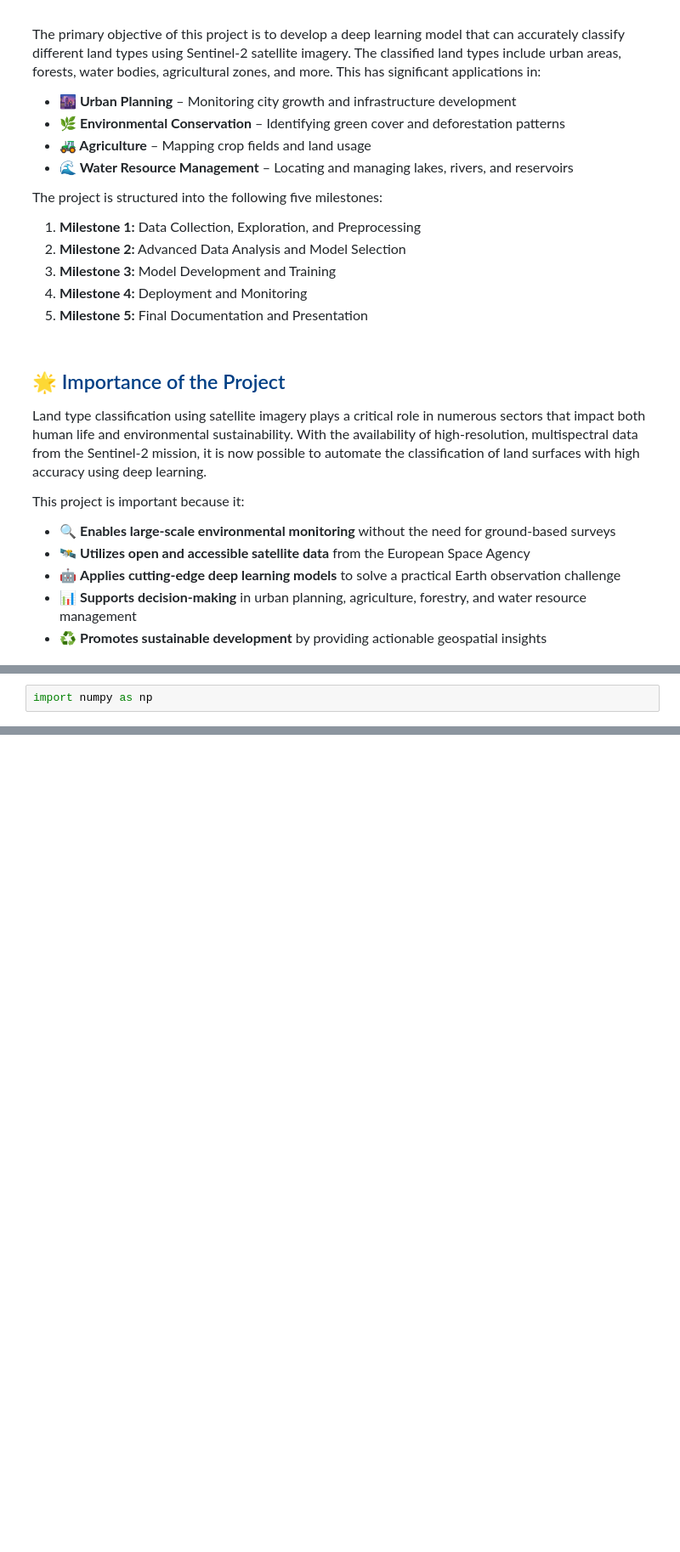
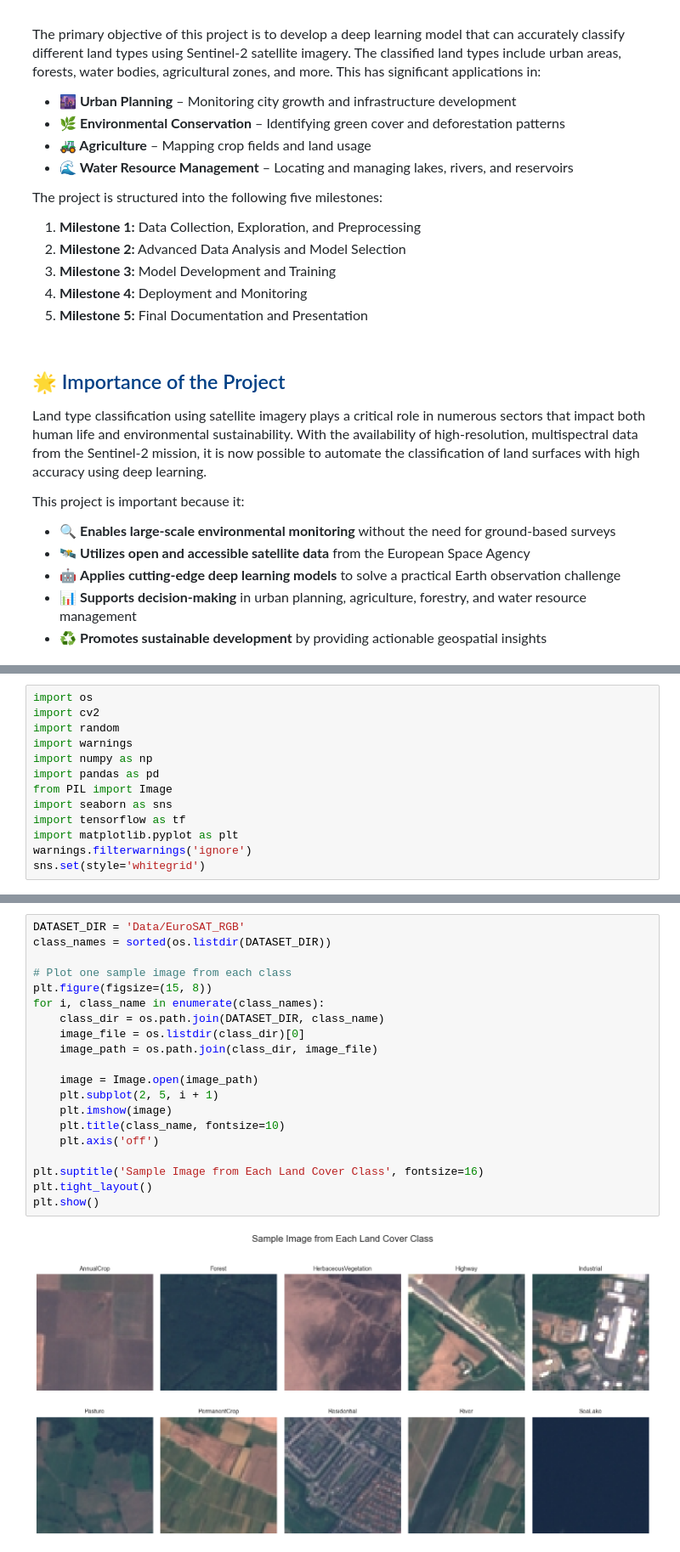
Before and after one commit to Boudy2002/LTC, a Jupyter notebook: main.ipynb, the cells around one changed output, grey strips where cells are left out. Shown at 85% size. Saved outputs shown, nothing was run; the diff lists cells and outputs as text; blank space fills up the shorter version.

```diff
--- a/main.ipynb
+++ b/main.ipynb
@@ -55,2 +111,13 @@
 # %%
+import os
+import cv2
+import random
+import warnings
 import numpy as np
+import pandas as pd
+from PIL import Image
+import seaborn as sns
+import tensorflow as tf
+import matplotlib.pyplot as plt
+warnings.filterwarnings('ignore')
+sns.set(style='whitegrid')
@@ -56,0 +136,22 @@ import numpy as np
+# %%
+DATASET_DIR = 'Data/EuroSAT_RGB'
+class_names = sorted(os.listdir(DATASET_DIR))
+
+# Plot one sample image from each class
+plt.figure(figsize=(15, 8))
+for i, class_name in enumerate(class_names):
+    class_dir = os.path.join(DATASET_DIR, class_name)
+    image_file = os.listdir(class_dir)[0]
+    image_path = os.path.join(class_dir, image_file)
+
+    image = Image.open(image_path)
+    plt.subplot(2, 5, i + 1)
+    plt.imshow(image)
+    plt.title(class_name, fontsize=10)
+    plt.axis('off')
+
+plt.suptitle('Sample Image from Each Land Cover Class', fontsize=16)
+plt.tight_layout()
+plt.show()
+# %% [output]
+[figure, added]
```
Also changed, not shown: parts of 10 cells of this notebook.
